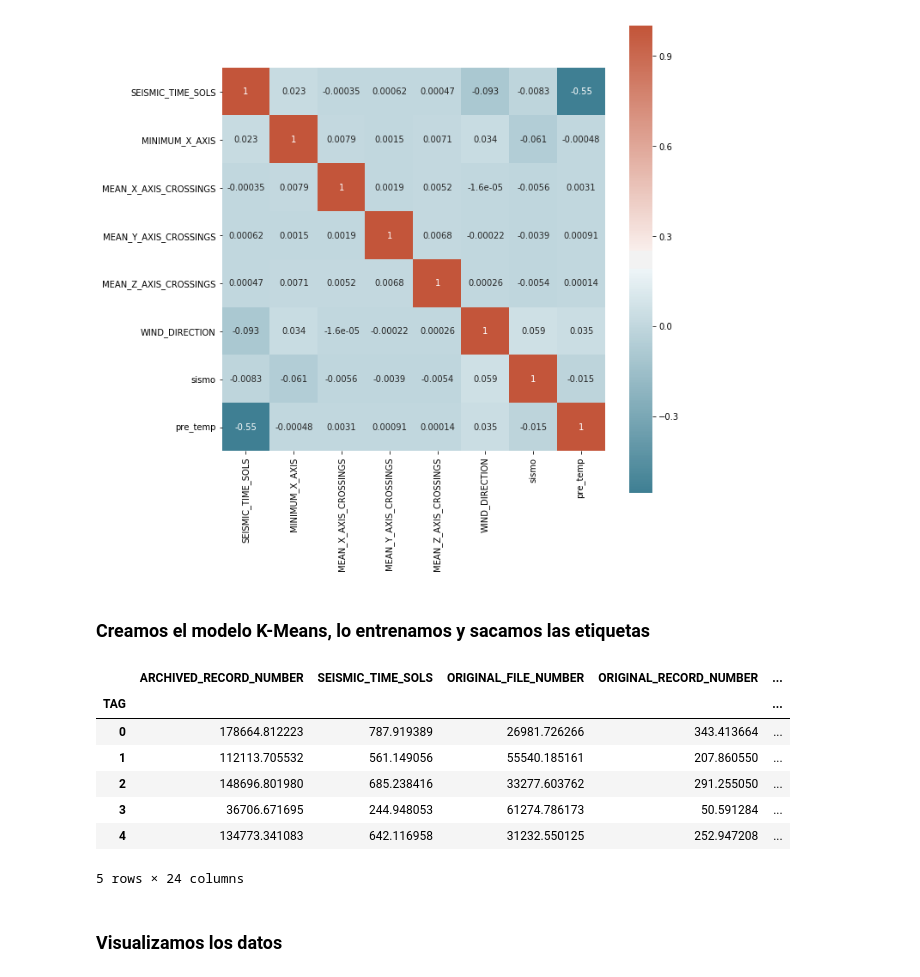
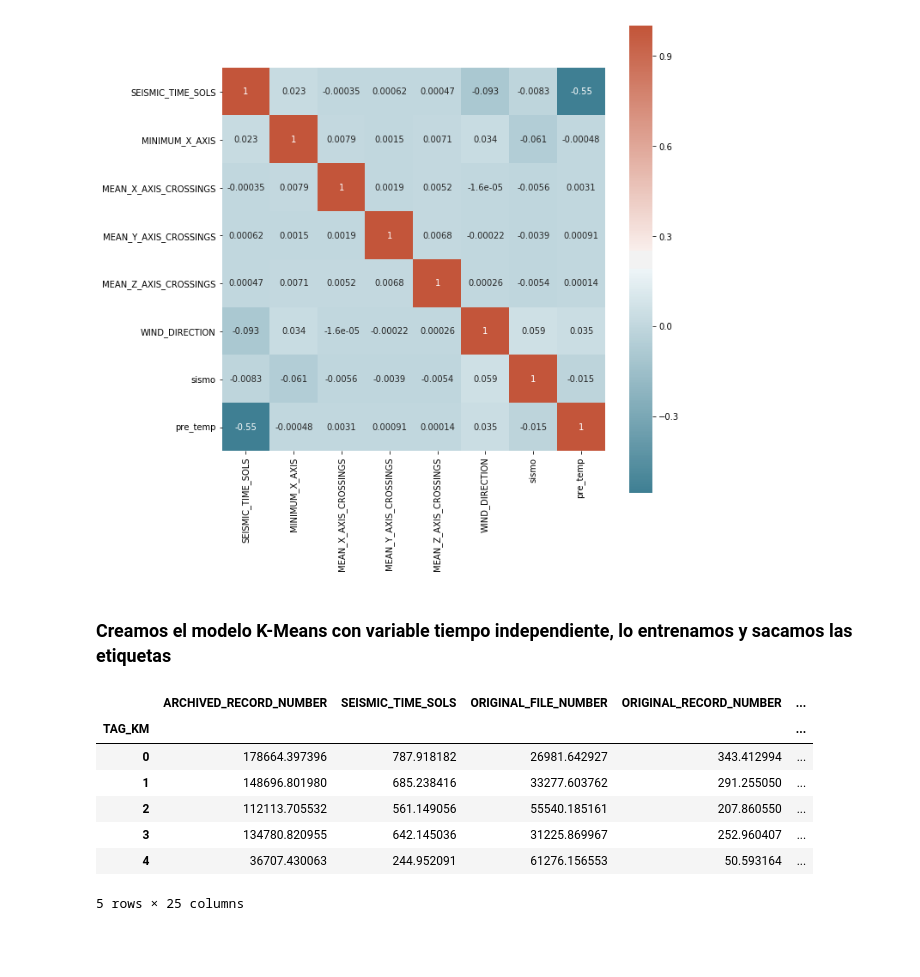
Before and after one commit to gabgarar/NASA---Mision-Vikings, a Jupyter notebook: CLUSTERING.ipynb, the cells around one changed output. Saved outputs shown, nothing was run; the diff lists cells and outputs as text; code cells hidden in the pictures; blank space fills up the shorter version.

Commit message:
Implementada la diferencia entre meter o no la variable temporar a la hora de entrenar el modelo

```diff
--- a/CLUSTERING.ipynb
+++ b/CLUSTERING.ipynb
@@ -110,7 +112,7 @@ sns.heatmap(corr,square=True ,cmap=sns.diverging_palette(220, 20, as_cmap=True),
 <matplotlib.axes._subplots.AxesSubplot at 0x...>
 [figure]
 # %% [markdown]
-### Creamos el modelo K-Means, lo entrenamos y sacamos las etiquetas
+### Creamos el modelo K-Means con variable tiempo independiente, lo entrenamos y sacamos las etiquetas
 # %%
 # Entrenamos el modelo
 model_kmeans = KMeans(n_clusters=5).fit(core)
@@ -123,17 +125,15 @@ labels = model_kmeans.predict(core)
 # %%
 # Asignamos las categorias al dataset original sin normalizar
 
-fd["TAG"] = labels;
+fd["TAG_KM"] = labels;
 # %%
-fd.groupby("TAG").mean()
+fd.groupby("TAG_KM").mean()
 # %% [output]
 |  | ARCHIVED_RECORD_NUMBER | SEISMIC_TIME_SOLS | ORIGINAL_FILE_NUMBER | ORIGINAL_RECORD_NUMBER | ... |
-| TAG |  |  |  |  | ... |
-| 0 | 178664.812223 | 787.919389 | 26981.726266 | 343.413664 | ... |
-| 1 | 112113.705532 | 561.149056 | 55540.185161 | 207.860550 | ... |
-| 2 | 148696.801980 | 685.238416 | 33277.603762 | 291.255050 | ... |
-| 3 | 36706.671695 | 244.948053 | 61274.786173 | 50.591284 | ... |
-| 4 | 134773.341083 | 642.116958 | 31232.550125 | 252.947208 | ... |
+| TAG_KM |  |  |  |  | ... |
+| 0 | 178664.397396 | 787.918182 | 26981.642927 | 343.412994 | ... |
+| 1 | 148696.801980 | 685.238416 | 33277.603762 | 291.255050 | ... |
+| 2 | 112113.705532 | 561.149056 | 55540.185161 | 207.860550 | ... |
+| 3 | 134780.820955 | 642.145036 | 31225.869967 | 252.960407 | ... |
+| 4 | 36707.430063 | 244.952091 | 61276.156553 | 50.593164 | ... |
-5 rows × 24 columns
+5 rows × 25 columns
-# %% [markdown]
-### Visualizamos los datos
```
Also changed, not shown: parts of 13 cells of this notebook.
